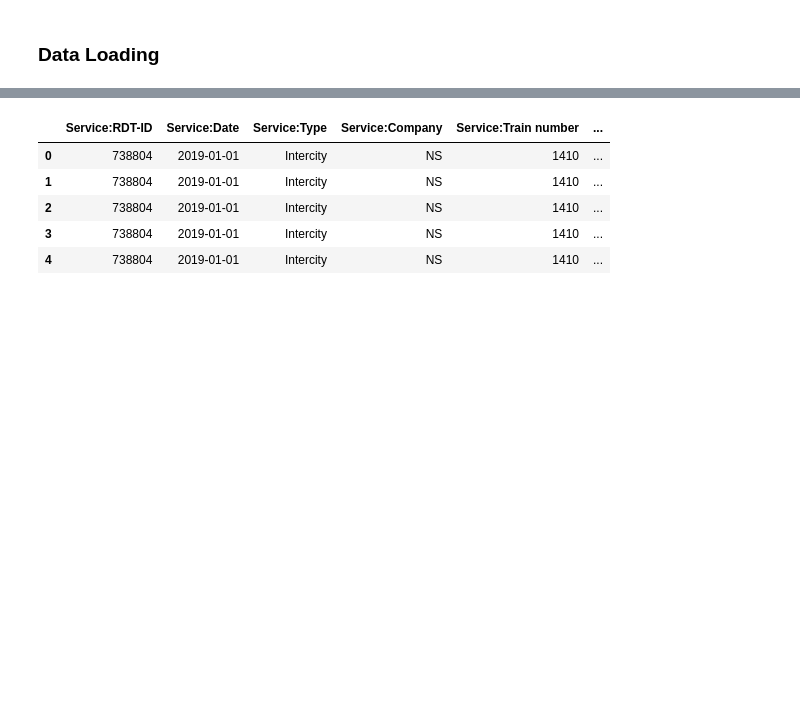
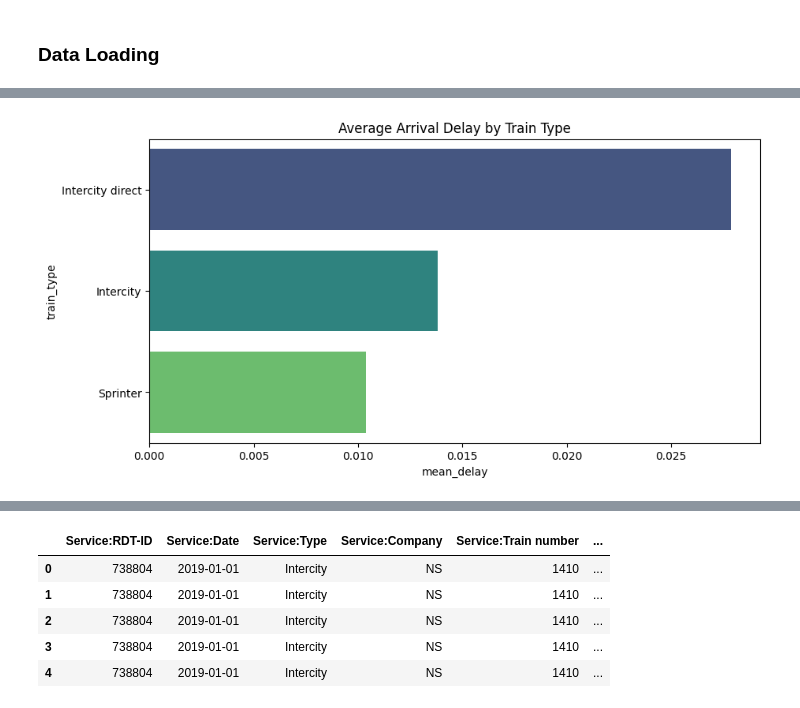
Before and after one commit to jbaonl/MSc-Thesis, a Jupyter notebook: MSc-Thesis/Bao/EDA.ipynb, the cells around one changed output, grey strips where cells are left out. Cells and saved outputs as stored; diff of their text form; code cells hidden in the pictures; blank space fills up the shorter version.

```diff
--- a/MSc-Thesis/Bao/EDA.ipynb
+++ b/MSc-Thesis/Bao/EDA.ipynb
@@ -199,0 +511,94 @@ table
+# %%
+# --- A. General Summary ---
+print("Summarizing Dataset...")
+summary = con.execute("""
+    SELECT
+        COUNT(*) as total_stops,
+        MIN(arrival_time) as first_train,
+        MAX(arrival_time) as last_train,
+        AVG(arrival_delay_min) as global_avg_delay
+    FROM services
+""").df()
+print(summary)
+
+# # --- B. Delay Heatmap (Day of Week vs Hour) ---
+# print("\nGenerating Heatmap Data...")
+# heatmap_query = """
+#     SELECT
+#         DAYOFWEEK(arrival_time) as day_idx, -- 1=Monday, 7=Sunday
+#         HOUR(arrival_time) as hour_idx,
+#         AVG(arrival_delay_min) as mean_delay
+#     FROM services
+#     WHERE arrival_time IS NOT NULL
+#     GROUP BY 1, 2
+# """
+# df_heat = con.execute(heatmap_query).df()
+# pivot_heat = df_heat.pivot(index='day_idx', columns='hour_idx', values='mean_delay')
+
+# plt.figure(figsize=(12, 6))
+# sns.heatmap(pivot_heat, cmap="RdYlGn_r", center=5, annot=False)
+# plt.title("Average Delay (Minutes) by Day and Hour")
+# plt.xlabel("Hour of Day")
+# plt.ylabel("Day of Week (1=Mon)")
+# plt.show()
+
+# --- C. Delays per Train Type ---
+df_type = con.execute("""
+    SELECT train_type, AVG(arrival_delay_min) as mean_delay, COUNT(*) as count
+    FROM services
+    GROUP BY 1 HAVING count > 1000
+    ORDER BY 2 DESC
+""").df()
+
+plt.figure(figsize=(10, 5))
+sns.barplot(data=df_type, x='mean_delay', y='train_type', palette="viridis", hue='train_type', legend=False)
+plt.title("Average Arrival Delay by Train Type")
+plt.show()
+
+
+# --- Cell: Class Balance (Delayed vs No Delay) ---
+
+print("Calculating Class Balance...")
+
+# 1. SQL Query to categorize and count
+# 'arrival_delay_min' > 0 means delayed.
+balance_query = """
+    SELECT
+        CASE
+            WHEN arrival_delay_min > 0 THEN 'Delayed'
+            ELSE 'No Delay (On Time/Early)'
+        END as status,
+        COUNT(*) as count
+    FROM services
+    WHERE arrival_delay_min IS NOT NULL
+    GROUP BY 1
+    ORDER BY 2 DESC
+"""
+
+df_balance = con.execute(balance_query).df()
+
+# 2. Calculate Percentages
+total_services = df_balance['count'].sum()
+df_balance['percentage'] = (df_balance['count'] / total_services) * 100
+
+print(df_balance)
+
+# 3. Plotting the Pie Chart
+plt.figure(figsize=(8, 8))
+
+# Define colors: Green for no delay, Red for delayed
+colors = ['#ff9999' if status == 'Delayed' else '#66b3ff' for status in df_balance['status']]
+
+plt.pie(
+    df_balance['count'],
+    labels=df_balance['status'],
+    autopct='%1.1f%%',
+    startangle=140,
+    colors=colors,
+    explode=(0.05, 0), # Slightly "explode" the first slice to emphasize it
+    textprops={'fontsize': 14}
+)
+
+plt.title(f'Class Balance: Services with Arrival Delay (>0 min)\nTotal Services: {total_services:,}', fontsize=16)
+plt.show()
+# %% [output]
@@ -199,0 +611 @@ table
+[figure, added]
```
Also changed, not shown: parts of 128 cells of this notebook, 1 other file.
